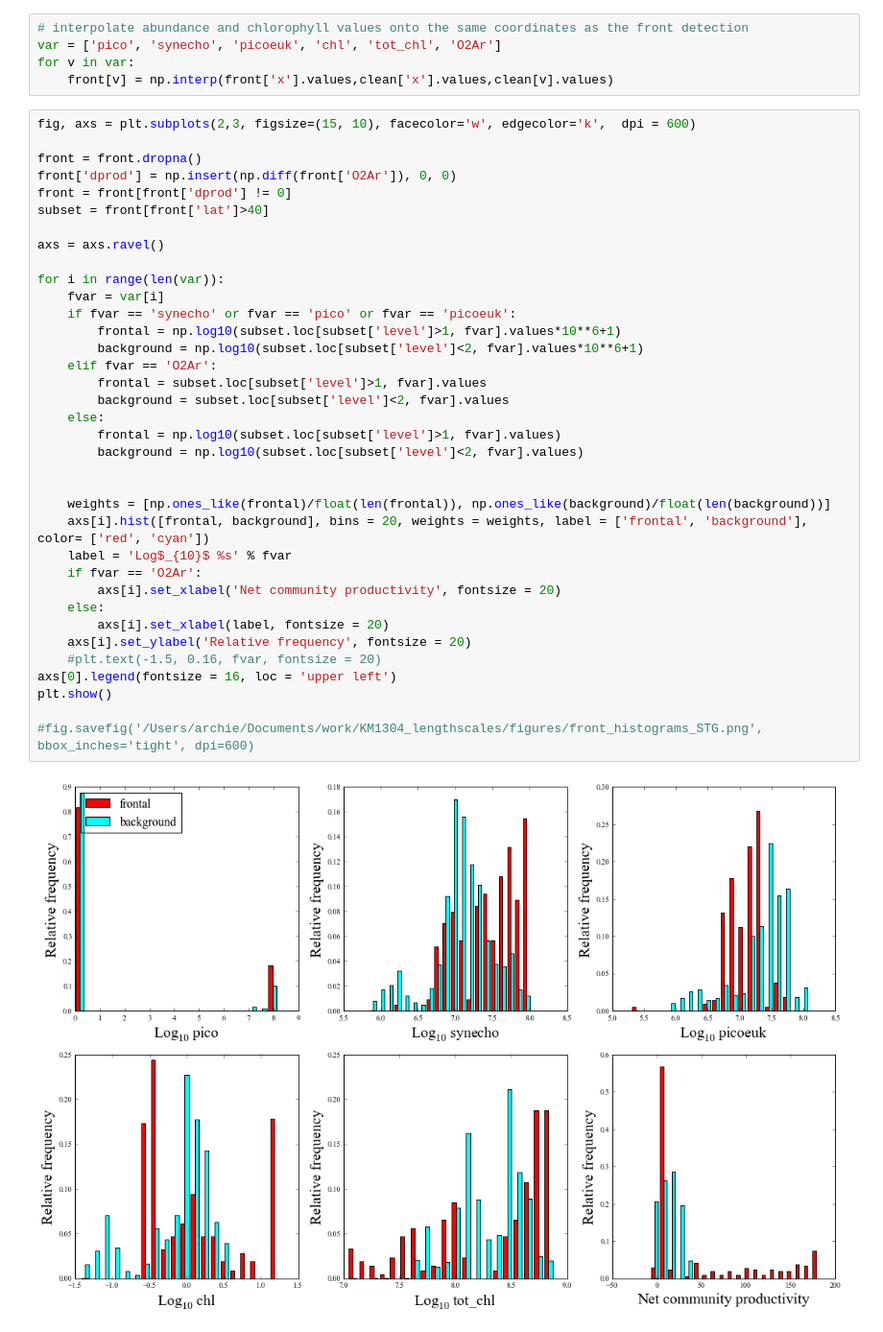
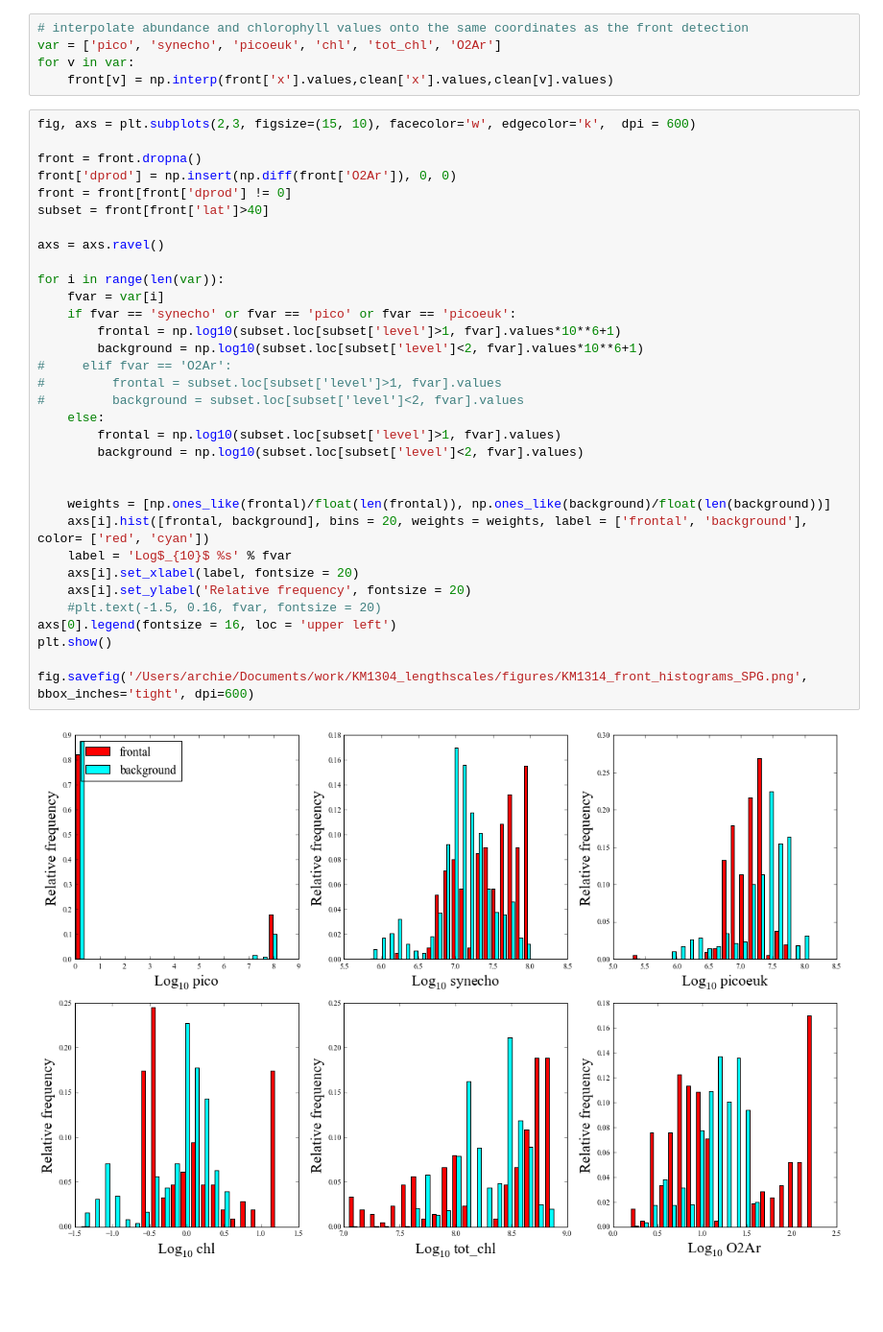
Before and after one commit to sophieclayton/KM1304_lengthscales, a Jupyter notebook: analysis/KM1314_fronts.ipynb, the cells around one changed output. Shown at 96% size. Cells and saved outputs as stored; diff of their text form; blank space fills up the shorter version.

Commit message:
put productivity on a log scale

```diff
--- a/analysis/KM1314_fronts.ipynb
+++ b/analysis/KM1314_fronts.ipynb
@@ -222,38 +222,35 @@ for v in var:
 # %%
 fig, axs = plt.subplots(2,3, figsize=(15, 10), facecolor='w', edgecolor='k',  dpi = 600)
 
 front = front.dropna()
 front['dprod'] = np.insert(np.diff(front['O2Ar']), 0, 0)
 front = front[front['dprod'] != 0]
 subset = front[front['lat']>40]
 
 axs = axs.ravel()
 
 for i in range(len(var)):
     fvar = var[i]
     if fvar == 'synecho' or fvar == 'pico' or fvar == 'picoeuk':
         frontal = np.log10(subset.loc[subset['level']>1, fvar].values*10**6+1)
         background = np.log10(subset.loc[subset['level']<2, fvar].values*10**6+1)
-    elif fvar == 'O2Ar':
-        frontal = subset.loc[subset['level']>1, fvar].values
-        background = subset.loc[subset['level']<2, fvar].values
+#     elif fvar == 'O2Ar':
+#         frontal = subset.loc[subset['level']>1, fvar].values
+#         background = subset.loc[subset['level']<2, fvar].values
     else:
         frontal = np.log10(subset.loc[subset['level']>1, fvar].values)
         background = np.log10(subset.loc[subset['level']<2, fvar].values)
 
 
     weights = [np.ones_like(frontal)/float(len(frontal)), np.ones_like(background)/float(len(background))]
     axs[i].hist([frontal, background], bins = 20, weights = weights, label = ['frontal', 'background'], color= ['red', 'cyan'])
     label = 'Log$_{10}$ %s' % fvar
-    if fvar == 'O2Ar':
-        axs[i].set_xlabel('Net community productivity', fontsize = 20)
-    else:
-        axs[i].set_xlabel(label, fontsize = 20)
+    axs[i].set_xlabel(label, fontsize = 20)
     axs[i].set_ylabel('Relative frequency', fontsize = 20)
     #plt.text(-1.5, 0.16, fvar, fontsize = 20)
 axs[0].legend(fontsize = 16, loc = 'upper left')
 plt.show()
 
-#fig.savefig('/Users/archie/Documents/work/KM1304_lengthscales/figures/front_histograms_STG.png', bbox_inches='tight', dpi=600)
+fig.savefig('/Users/archie/Documents/work/KM1304_lengthscales/figures/KM1314_front_histograms_SPG.png', bbox_inches='tight', dpi=600)
 # %% [output]
-[figure, old version]
+[figure, new version]
```
